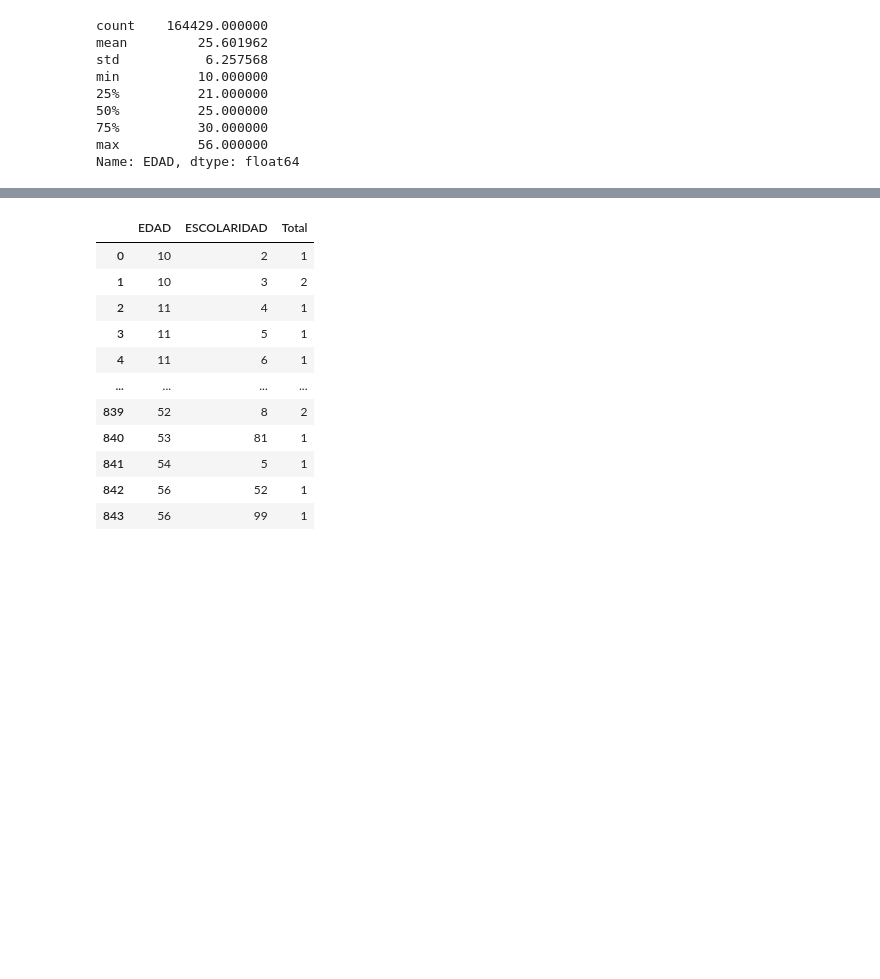
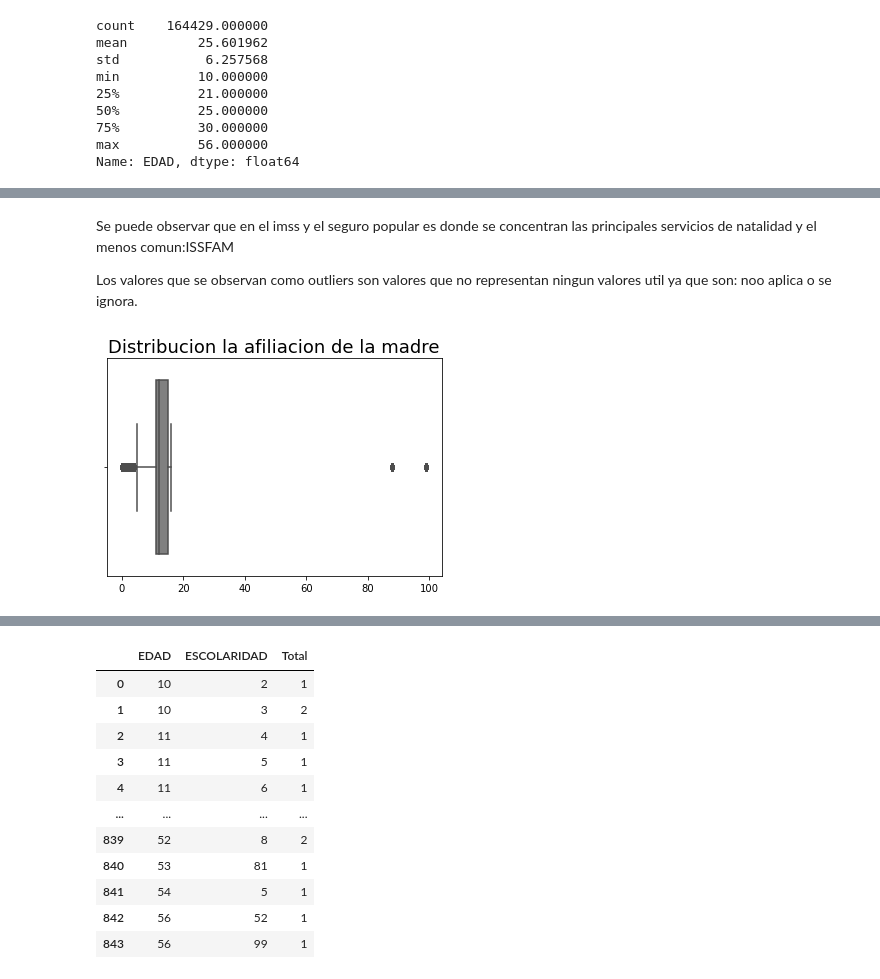
Before and after one commit to benjalm21/ProyectoFinal_IC, a Jupyter notebook: Limpieza de datos.ipynb, the cells around one changed output, grey strips where cells are left out. Drawn from its saved outputs; the diff is of its cells as text; code cells hidden in the pictures; blank space fills up the shorter version.

```diff
--- a/Limpieza de datos.ipynb
+++ b/Limpieza de datos.ipynb
@@ -226,0 +286,12 @@ _ = boxplot.set_xlabel('', fontsize = 15)
+# %% [markdown]
+Se puede observar que en el imss y el seguro popular es donde se concentran las principales servicios de natalidad y el menos comun:ISSFAM
+
+Los valores que se observan como outliers son valores que no representan ningun valores util ya que son: noo aplica o se ignora.
+# %%
+boxplot = sns.boxplot(
+        x=TotalNacimientosSonora.ESTADOCONYUGAL,
+        color='GRAY')
+boxplot.set_title('Distribucion la afiliacion de la madre', fontsize = 18)
+_ = boxplot.set_xlabel('', fontsize = 15)
+# %% [output]
+[figure, added]
```
Also changed, not shown: parts of 17 cells of this notebook, 2 other files.
